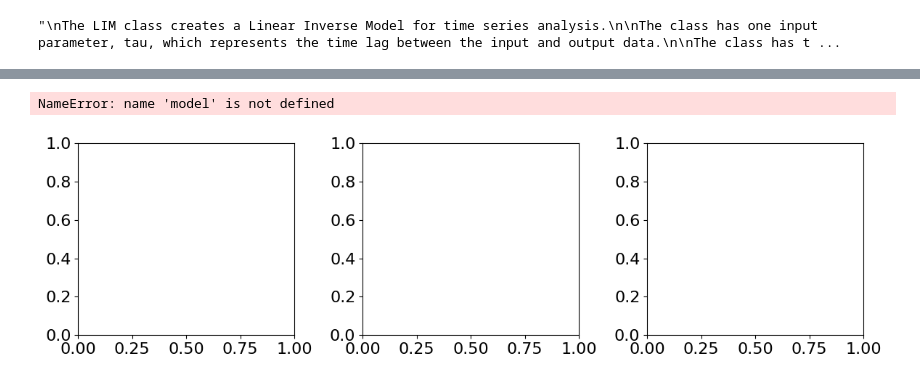
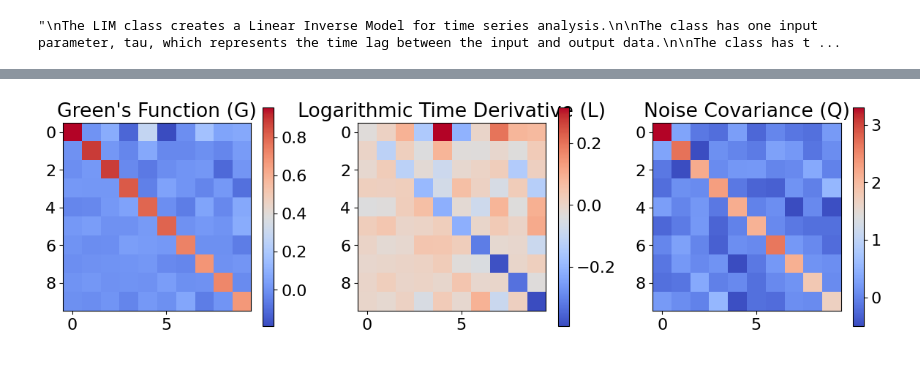
Before and after one commit to Felix6464/ML_Climate_Science_Research_Project, a Jupyter notebook: LIM/lim_implementation.ipynb, the cells around one changed output, grey strips where cells are left out. Cells and saved outputs as stored; diff of their text form; code cells hidden in the pictures.

Commit message:
starting to implement linear inverse model for data generation

```diff
--- a/LIM/lim_implementation.ipynb
+++ b/LIM/lim_implementation.ipynb
@@ -217,5 +323,5 @@ class LIM:
 
 tau = 1
 model = LIM(tau)
-model.fit(data_train)
+model.fit(data_train.data)
 # %% [output]
@@ -223,24 +361,23 @@ LinAlgError: 0-dimensional array given. Array must be at least two-dimensional
 # %%
 # Plot G, L, Q
 fig, axs = plt.subplots(1, 3, figsize=(12, 3.5))
 
 # Plot G
-im1 = axs[0].imshow(model.G, cmap='coolwarm')
+im1 = axs[0].imshow(model.green_function, cmap='coolwarm')
 axs[0].set_title('Green\'s Function (G)')
 fig.colorbar(im1, ax=axs[0])
 
 # Plot L
-im2 = axs[1].imshow(np.real(model.L), cmap='coolwarm')
+im2 = axs[1].imshow(np.real(model.logarithmic_matrix), cmap='coolwarm')
 axs[1].set_title('Logarithmic Time Derivative (L)')
 fig.colorbar(im2, ax=axs[1])
 
 # Plot Q
-im3 = axs[2].imshow(np.real(model.Q), cmap='coolwarm')
+im3 = axs[2].imshow(np.real(model.noise_covariance), cmap='coolwarm')
 axs[2].set_title('Noise Covariance (Q)')
 fig.colorbar(im3, ax=axs[2])
 
 plt.tight_layout()
 plt.show()
 # %% [output]
-NameError: name 'model' is not defined
-[figure, old version]
+[figure, new version]
```
Also changed, not shown: parts of 5 cells of this notebook.
